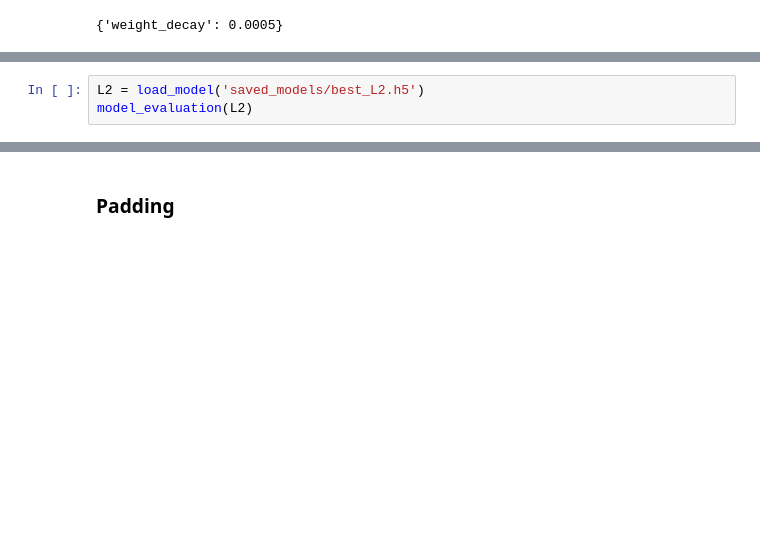
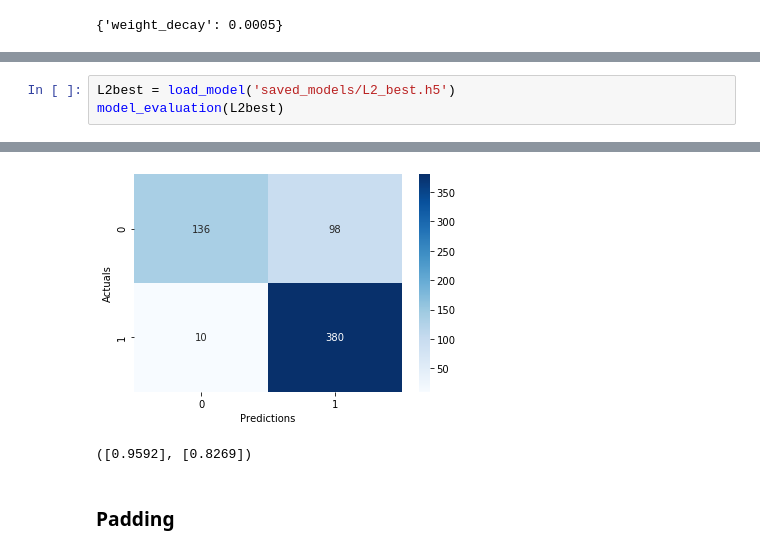
Before and after one commit to jingyunw/CNN_Image_Classification, a Jupyter notebook: Pneumonia_Detection_Deep_Learning.ipynb, the cells around one changed output, grey strips where cells are left out. Cells and saved outputs as stored; diff of their text form; blank space fills up the shorter version.

```diff
--- a/Pneumonia_Detection_Deep_Learning.ipynb
+++ b/Pneumonia_Detection_Deep_Learning.ipynb
@@ -742,3 +816,4 @@ visualize_training_results(L2_reg_history)
 # %%
-L2 = load_model('saved_models/best_L2.h5')
-model_evaluation(L2)
+L2best = load_model('saved_models/L2_best.h5')
+model_evaluation(L2best)
+# %% [output]
@@ -745,3 +826,5 @@ model_evaluation(L2)
+[figure, added]
+([0.9592], [0.8269])
 # %% [markdown]
 ### Padding
 # %%
```
Also changed, not shown: parts of 8 cells of this notebook.
